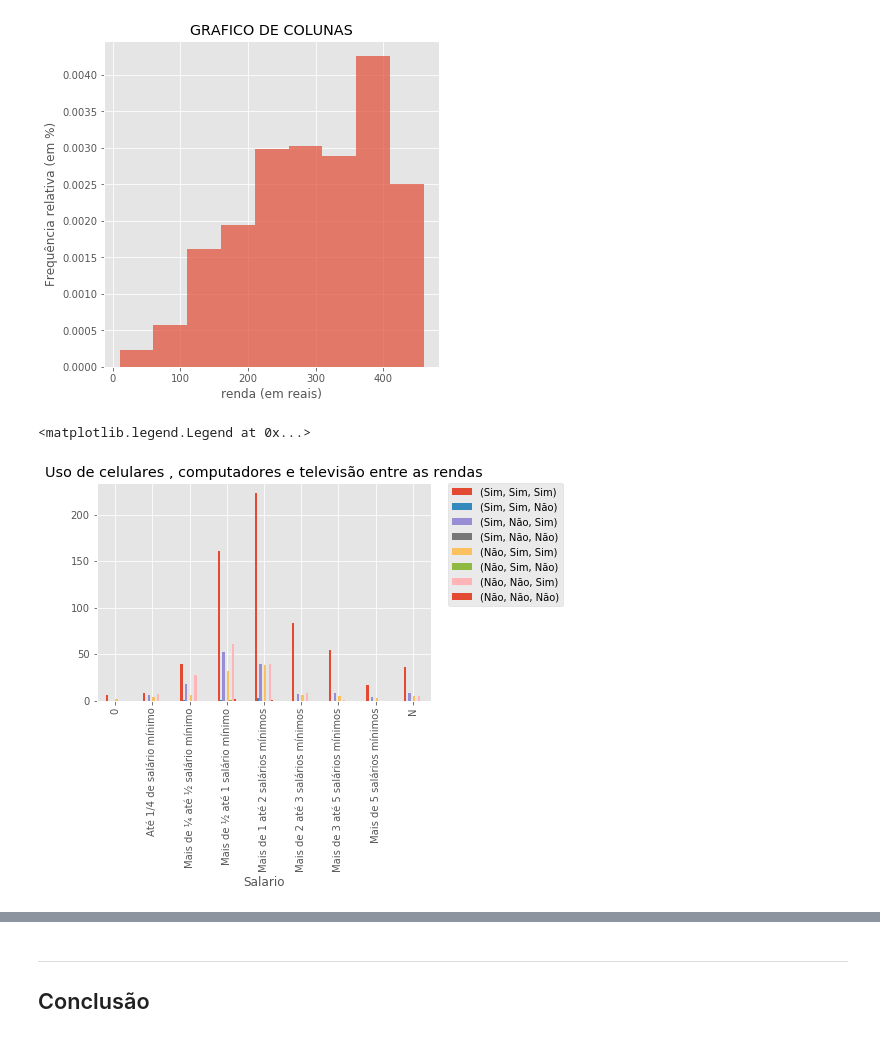
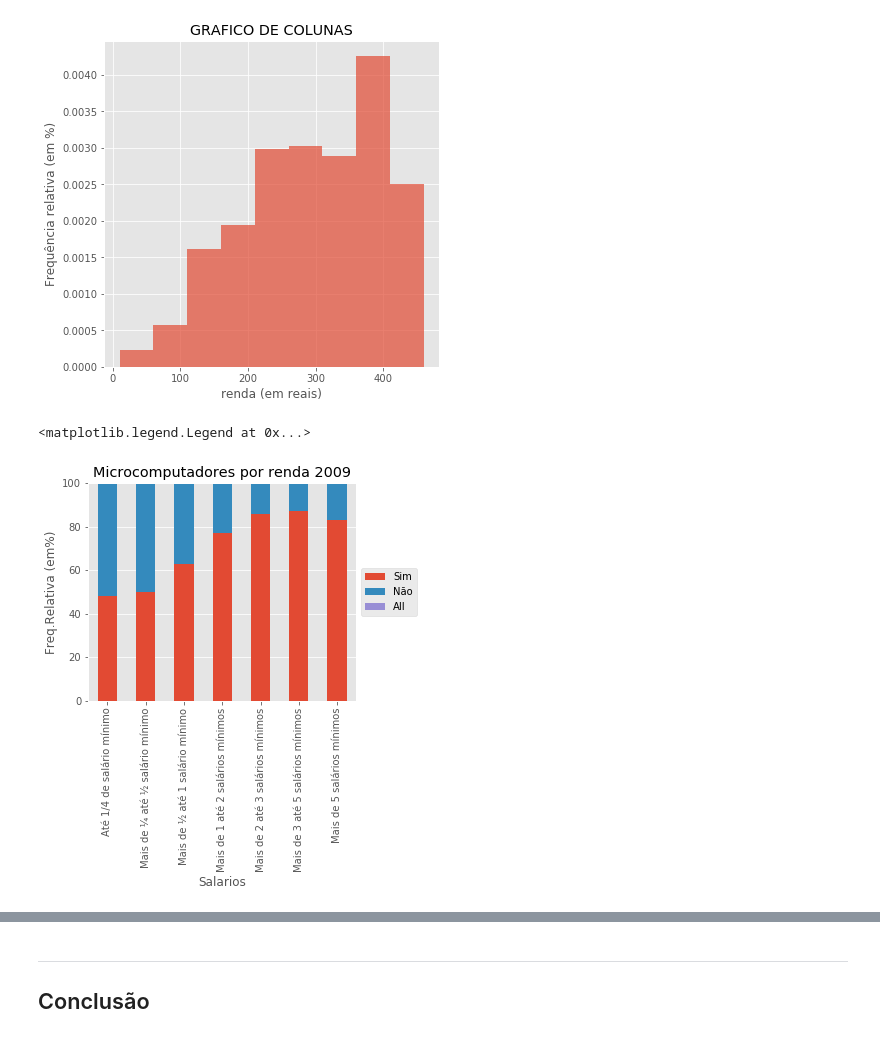
Before and after one commit to Gabrielmou/Ciencia-dos-Dados, a Jupyter notebook: Projeto1 Gabriel Moura.ipynb, the cells around one changed output, grey strips where cells are left out. Drawn from its saved outputs; the diff is of its cells as text; code cells hidden in the pictures.

```diff
--- a/Projeto1 Gabriel Moura.ipynb
+++ b/Projeto1 Gabriel Moura.ipynb
@@ -51,35 +51,32 @@ import pandas as pd
 import numpy as np
 import matplotlib.pyplot as plt
 
-#dados = pd.read_csv("PNAD/PNAD DOM2009/DOM2009csv/DOM2009.csv")
-#dados = pd.read_table("PNAD/PNAD DOM2009/DOM2009csv/DOM2009.csv", encoding="windows-1252", sep=",")
-dados = pd.read_csv('PNAD/PNAD DOM2009/DOM2009csv/DOM2009.csv',sep=',')
-dados = dados.rename(columns={"UF":"Estados","V4622":"Salario", "V0207":"Condição","V2020":"Celular","V4621":"Renda","V0226":"Televisão","V0232":"Microcomputador","V0105":"Total de moradores","V4105":"CódigoCensitário","V2123":"Menor"})
+dados = pd.read_csv('PNAD/PNAD DOM2009/DOM2009csv/DOM2009.csv',sep=',') #abrindo a PNAD 2009
+# Definindo varíaveis das colunas
+dados = dados.rename(columns={"UF":"Estados","V4622":"Salario","V2020":"Celular","V4621":"Renda","V0226":"Televisão","V0232":"Microcomputador","V2123":"Menor"})
 dados_resumidos = dados[dados.Estados == 35] #filtragem para São Paulo
-
+# Selecionando colunas
 dados_resumidos = dados_resumidos.ix[:, ["Celular","Salario","Televisão","Microcomputador","Renda","Total de moradores","CódigoCensitário","Menor"]]
-#dados_resumidos.Condição = dados_resumidos.Condição.astype('category')
+# Trasnformando varíaveis em qualitativas
 dados_resumidos.Celular = dados_resumidos.Celular.astype('category')
 dados_resumidos.Televisão = dados_resumidos.Televisão.astype('category')
 dados_resumidos.Microcomputador = dados_resumidos.Microcomputador.astype('category')
 dados_resumidos.CódigoCensitário= dados_resumidos.CódigoCensitário.astype('category')
 dados_resumidos.Menor = dados_resumidos.Menor.astype('category')
 dados_resumidos.Salario = dados_resumidos.Salario.astype('category')
-#dados_resumidos.Condição.cat.categories = ('Proprio Pago', 'Proprio Pagando','Alugado','Cedido por empregador','Cedido de outra forma','Outro')
+# Definindo categorias das variáveis qualitativas
 dados_resumidos.Celular.cat.categories = ('Sim', 'Não')
 dados_resumidos.Televisão.cat.categories = ('Sim', 'Não')
 dados_resumidos.Microcomputador.cat.categories = ('Sim', 'Não')
-dados_resumidos.CódigoCensitário.cat.categories = ('Urbana1','Urbana2','Urbana3','Rural1','Rural2','Rural3','Rural4')
 dados_resumidos.Menor.cat.categories = ('Sim','Não')
 dados_resumidos.Salario.cat.categories = ("0","Até 1/4 de salário mínimo","Mais de ¼ até ½ salário mínimo","Mais de ½ até 1 salário mínimo","Mais de 1 até 2 salários mínimos","Mais de 2 até 3 salários mínimos","Mais de 3 até 5 salários mínimos","Mais de 5 salários mínimos","N")
-#dados_resumidos= dados_resumidos[dados_resumidos.Condição.notnull()]
+# Tirando NAN e null
 dados_resumidos= dados_resumidos[dados_resumidos.Microcomputador.notnull()]
 dados_resumidos= dados_resumidos[dados_resumidos.Celular.notnull()]
 dados_resumidos= dados_resumidos[dados_resumidos.Televisão.notnull()]
 dados_resumidos= dados_resumidos[dados_resumidos.Menor.notnull()]
 
-
+# Gráficos de Pizzas
 dfc = dados_resumidos.Celular.value_counts(True)
-print(dfc)
 dfc.plot(kind='pie', colors=('blue', 'red'), autopct="%0.2f",legend=True)
 # %% [output]
@@ -120,14 +107,19 @@ plt.xlabel('renda (em reais)')
 # %% [output]
 <matplotlib.text.Text at 0x...>
 [figure]
-# %%
-dfc3 = dados_resumidos.Salario.value_counts()
-graficom = pd.crosstab(dados_resumidos.Salario,(dados_resumidos.Celular,dados_resumidos.Microcomputador, dados_resumidos.Televisão))
-graficom.plot.bar(title="Uso de celulares , computadores e televisão entre as rendas").legend(bbox_to_anchor=(1.05, 1), loc=2, borderaxespad=0.)
-# %% [output]
-<matplotlib.legend.Legend at 0x...>
-[figure, removed]
 # %%
 def percConvert(tab):
   return (tab/float(tab[-1])*100).round(decimals=0)
+
 ct3 = pd.crosstab(dados_resumidos.Microcomputador,dados_resumidos.Salario,margins=True,rownames=['Computador'],colnames=['Salarios']).apply(percConvert, axis=0)
+ct3 = ct3.iloc[:,1:8]
+plot = ct3.T.plot(kind='bar', stacked=True,title='Microcomputadores por renda 2009')
+plot.set_ylim([0, 100])
+plt.ylabel('Freq.Relativa (em%)')
+ax = plt.subplot(111)
+box = ax.get_position()
+ax.set_position([box.x0, box.y0, box.width * 0.8, box.height])
+ax.legend(loc='center left', bbox_to_anchor=(1, 0.5))
+# %% [output]
+<matplotlib.legend.Legend at 0x...>
+[figure, added]
```
Also changed, not shown: parts of 15 cells of this notebook.
